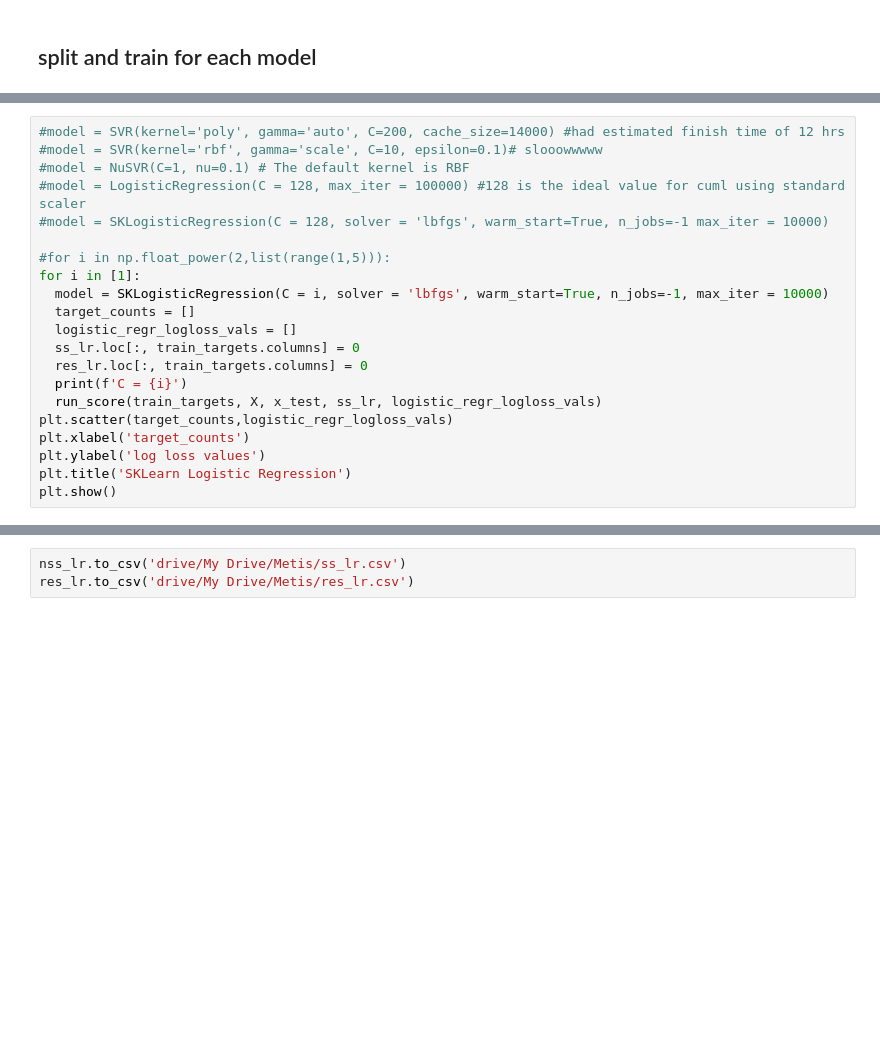
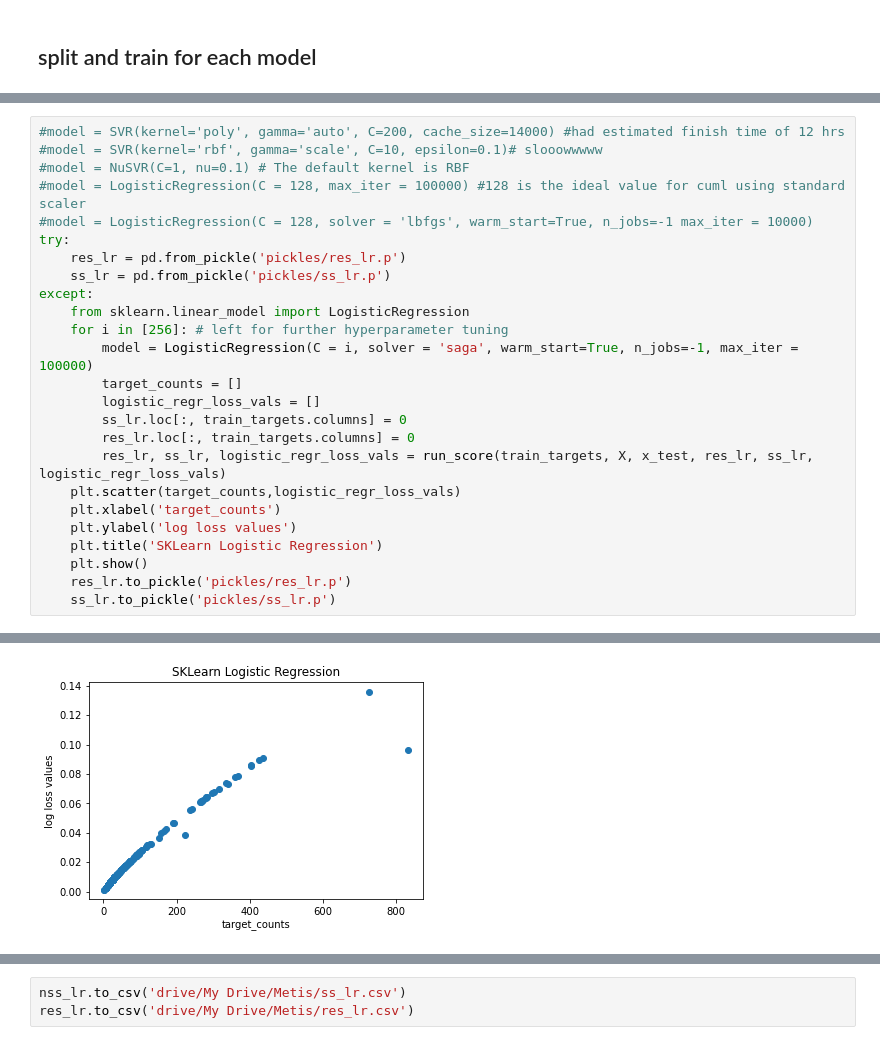
Before and after one commit to rlew631/Drug-Methods-of-Action, a Jupyter notebook: pre_ensemble.ipynb, the cells around one changed output, grey strips where cells are left out. Drawn from its saved outputs; the diff is of its cells as text; blank space fills up the shorter version.

Commit message:
Add files via upload
debugged, cleaned up and added a model. Works for NuSVR, linSVR, Logistic Regression and Random Forest Regression

```diff
--- a/pre_ensemble.ipynb
+++ b/pre_ensemble.ipynb
@@ -200,20 +211,24 @@ done!
 #model = SVR(kernel='rbf', gamma='scale', C=10, epsilon=0.1)# slooowwwww
 #model = NuSVR(C=1, nu=0.1) # The default kernel is RBF
 #model = LogisticRegression(C = 128, max_iter = 100000) #128 is the ideal value for cuml using standard scaler
-#model = SKLogisticRegression(C = 128, solver = 'lbfgs', warm_start=True, n_jobs=-1 max_iter = 10000)
-
-#for i in np.float_power(2,list(range(1,5))):
-for i in [1]:
-  model = SKLogisticRegression(C = i, solver = 'lbfgs', warm_start=True, n_jobs=-1, max_iter = 10000)
-  target_counts = []
-  logistic_regr_logloss_vals = []
-  ss_lr.loc[:, train_targets.columns] = 0
-  res_lr.loc[:, train_targets.columns] = 0
-  print(f'C = {i}')
-  run_score(train_targets, X, x_test, ss_lr, logistic_regr_logloss_vals)
-plt.scatter(target_counts,logistic_regr_logloss_vals)
-plt.xlabel('target_counts')
-plt.ylabel('log loss values')
-plt.title('SKLearn Logistic Regression')
-plt.show()
+#model = LogisticRegression(C = 128, solver = 'lbfgs', warm_start=True, n_jobs=-1 max_iter = 10000)
+try:
+    res_lr = pd.from_pickle('pickles/res_lr.p')
+    ss_lr = pd.from_pickle('pickles/ss_lr.p')
+except:
+    from sklearn.linear_model import LogisticRegression
+    for i in [256]: # left for further hyperparameter tuning
+        model = LogisticRegression(C = i, solver = 'saga', warm_start=True, n_jobs=-1, max_iter = 100000)
+        target_counts = []
+        logistic_regr_loss_vals = []
+        ss_lr.loc[:, train_targets.columns] = 0
+        res_lr.loc[:, train_targets.columns] = 0
+        res_lr, ss_lr, logistic_regr_loss_vals = run_score(train_targets, X, x_test, res_lr, ss_lr, logistic_regr_loss_vals)
+    plt.scatter(target_counts,logistic_regr_loss_vals)
+    plt.xlabel('target_counts')
+    plt.ylabel('log loss values')
+    plt.title('SKLearn Logistic Regression')
+    plt.show()
+    res_lr.to_pickle('pickles/res_lr.p')
+    ss_lr.to_pickle('pickles/ss_lr.p')
 # %% [output]
@@ -223,0 +237 @@ After manually eliminating control groups: 0.11807970883421855
+[figure, added]
```
Also changed, not shown: parts of 21 cells of this notebook.
